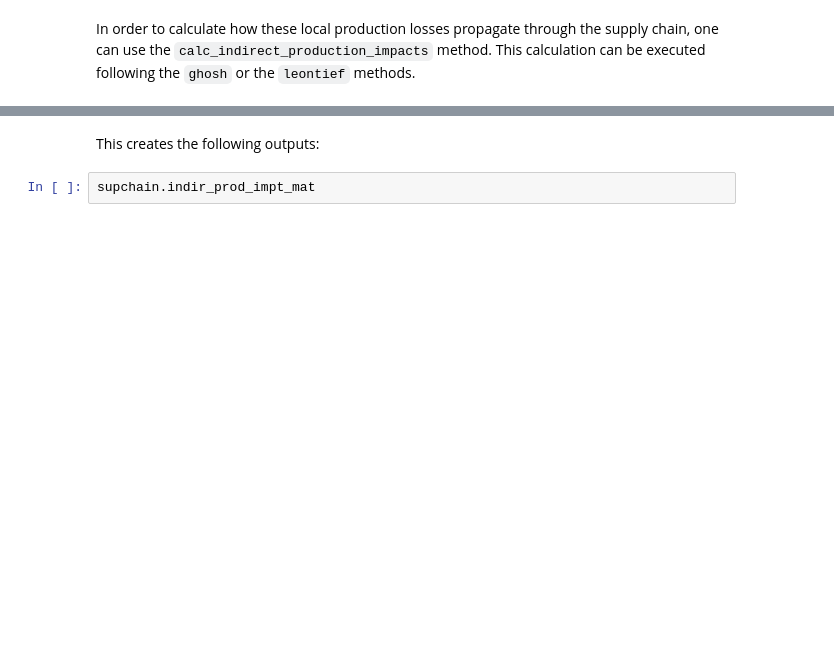
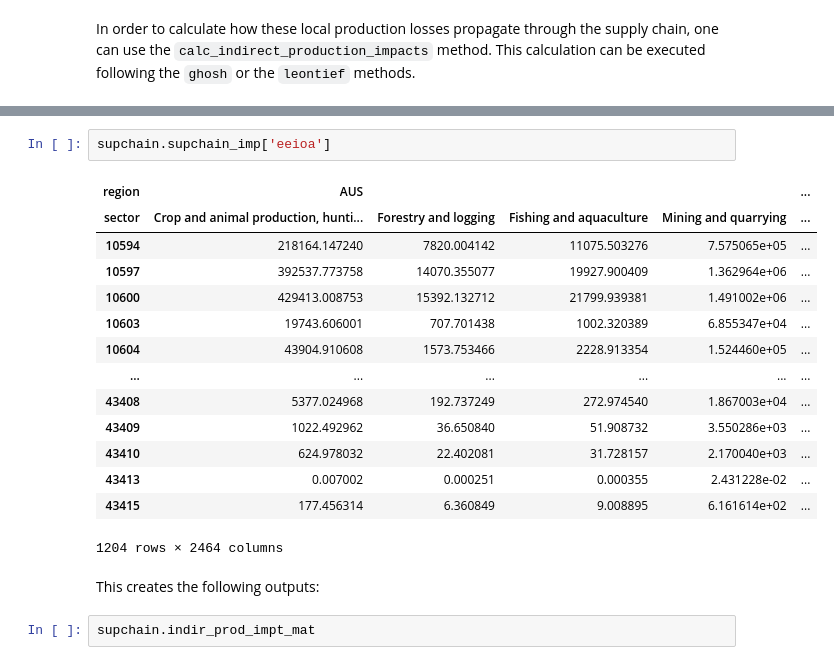
Before and after one commit to CLIMADA-project/climada_petals, a Jupyter notebook: doc/tutorial/climada_engine_SupplyChain.ipynb, the cells around one changed output, grey strips where cells are left out. Saved outputs shown, nothing was run; the diff lists cells and outputs as text; blank space fills up the shorter version.

```diff
--- a/doc/tutorial/climada_engine_SupplyChain.ipynb
+++ b/doc/tutorial/climada_engine_SupplyChain.ipynb
@@ -203,3 +290,20 @@ supchain.calc_indirect_production_impacts(direct_impact_usa.event_id, io_approac
+# %%
+supchain.supchain_imp['eeioa']
+# %% [output]
+| region | AUS |  |  |  | ... |
+| sector | Crop and animal production, hunti... | Forestry and logging | Fishing and aquaculture | Mining and quarrying | ... |
+| 10594 | 218164.147240 | 7820.004142 | 11075.503276 | 7.575065e+05 | ... |
+| 10597 | 392537.773758 | 14070.355077 | 19927.900409 | 1.362964e+06 | ... |
+| 10600 | 429413.008753 | 15392.132712 | 21799.939381 | 1.491002e+06 | ... |
+| 10603 | 19743.606001 | 707.701438 | 1002.320389 | 6.855347e+04 | ... |
+| 10604 | 43904.910608 | 1573.753466 | 2228.913354 | 1.524460e+05 | ... |
+| ... | ... | ... | ... | ... | ... |
+| 43408 | 5377.024968 | 192.737249 | 272.974540 | 1.867003e+04 | ... |
+| 43409 | 1022.492962 | 36.650840 | 51.908732 | 3.550286e+03 | ... |
+| 43410 | 624.978032 | 22.402081 | 31.728157 | 2.170040e+03 | ... |
+| 43413 | 0.007002 | 0.000251 | 0.000355 | 2.431228e-02 | ... |
+| 43415 | 177.456314 | 6.360849 | 9.008895 | 6.161614e+02 | ... |
+1204 rows × 2464 columns
 # %% [markdown]
 This creates the following outputs:
 # %%
```
Also changed, not shown: parts of 58 cells of this notebook, 1 other file.
